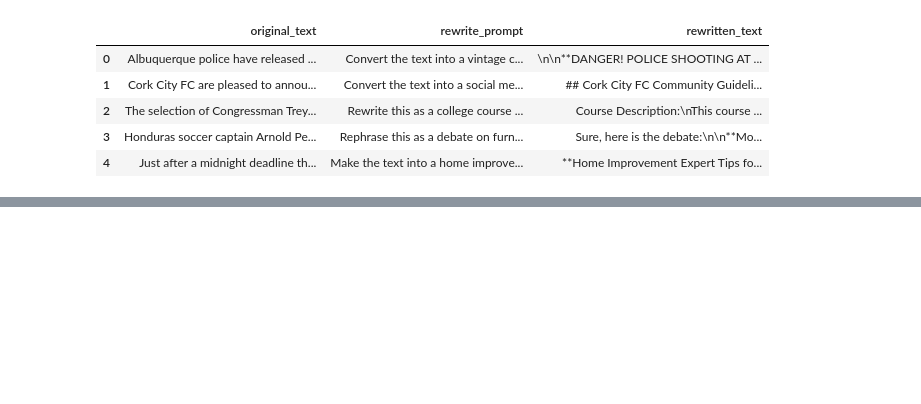
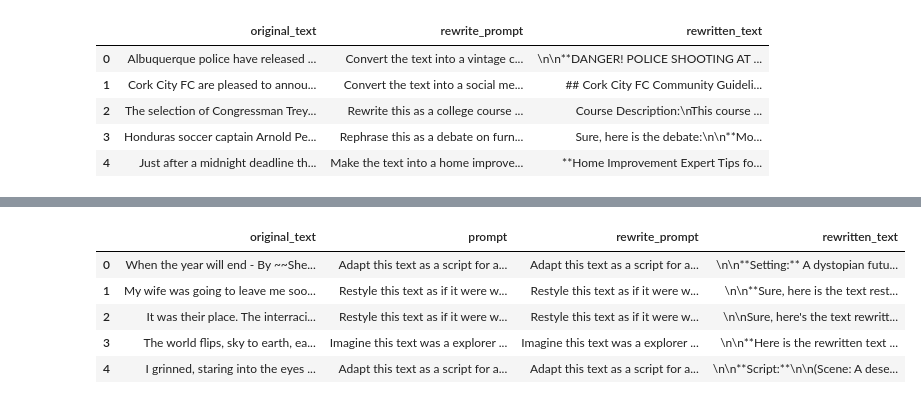
Before and after one commit to Lizhecheng02/Kaggle-LLM_Prompt_Recovery, a Jupyter notebook: datasets/combine.ipynb, the cells around one changed output, grey strips where cells are left out. Saved outputs shown, nothing was run; the diff lists cells and outputs as text; code cells hidden in the pictures; blank space fills up the shorter version.

```diff
--- a/datasets/combine.ipynb
+++ b/datasets/combine.ipynb
@@ -104,0 +149,10 @@ df7.head()
+# %%
+df10 = pd.read_csv("gemma_data_set_prompt_recover_2.csv")
+df10.head()
+# %% [output]
+|  | original_text | prompt | rewrite_prompt | rewritten_text |
+| 0 | When the year will end - By ~~She... | Adapt this text as a script for a... | Adapt this text as a script for a... | \n\n**Setting:** A dystopian futu... |
+| 1 | My wife was going to leave me soo... | Restyle this text as if it were w... | Restyle this text as if it were w... | \n\n**Sure, here is the text rest... |
+| 2 | It was their place. The interraci... | Restyle this text as if it were w... | Restyle this text as if it were w... | \n\nSure, here's the text rewritt... |
+| 3 | The world flips, sky to earth, ea... | Imagine this text was a explorer ... | Imagine this text was a explorer ... | \n\n**Here is the rewritten text ... |
+| 4 | I grinned, staring into the eyes ... | Adapt this text as a script for a... | Adapt this text as a script for a... | \n\n**Script:**\n\n(Scene: A dese... |
```
Also changed, not shown: parts of 10 cells of this notebook.
